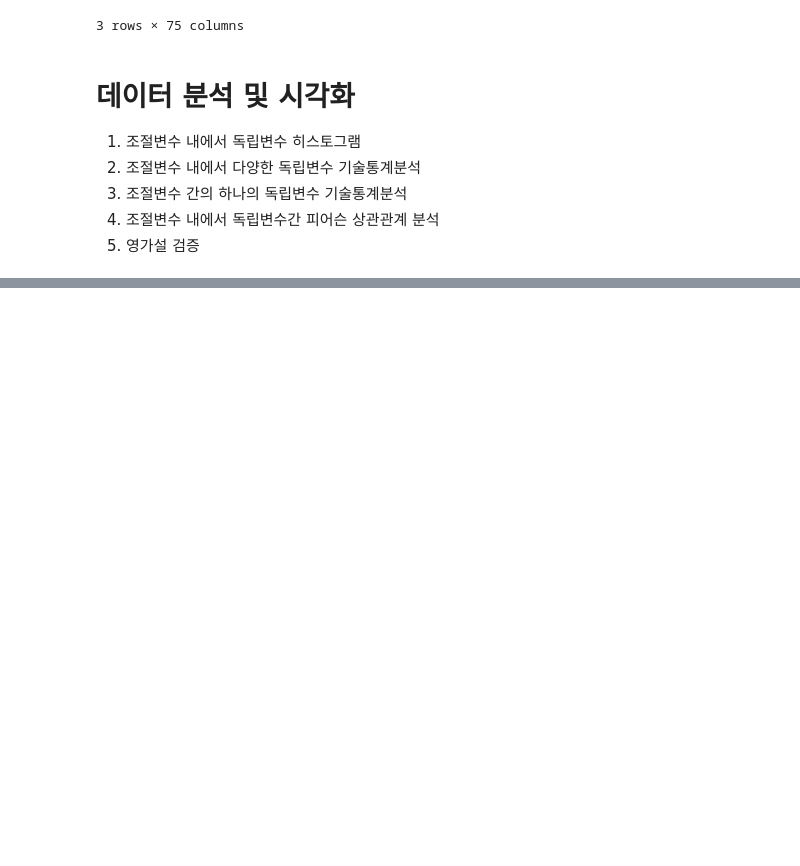
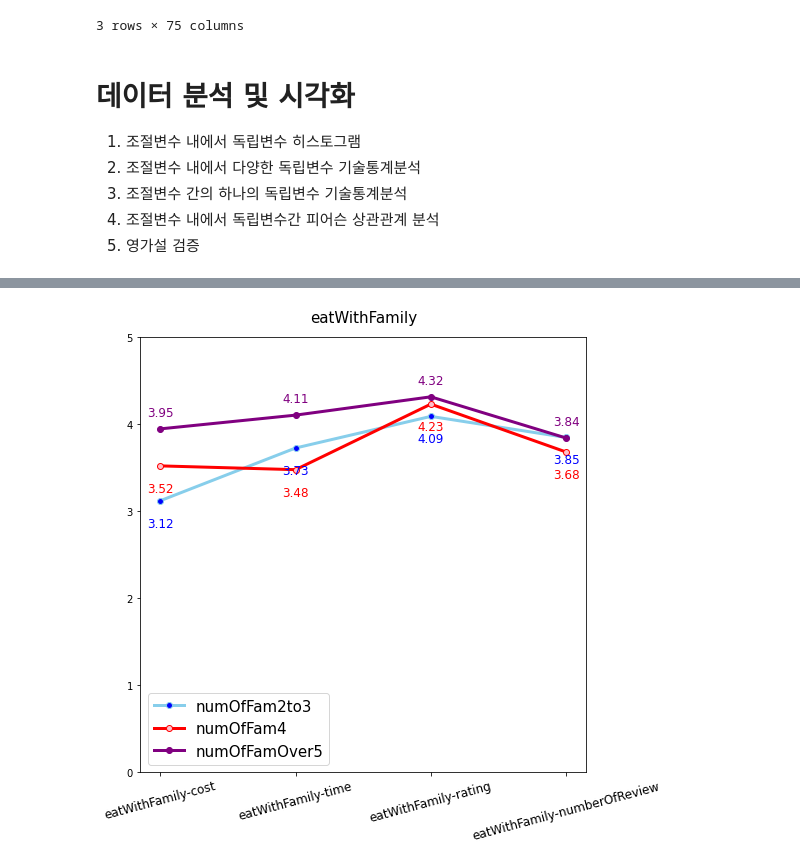
Before and after one commit to DonghyunKim98/probability_statistics_data_analysis, a Jupyter notebook: 확률및통계2022_DataAnalysis.ipynb, the cells around one changed output, grey strips where cells are left out. Saved outputs shown, nothing was run; the diff lists cells and outputs as text; code cells hidden in the pictures; blank space fills up the shorter version.

```diff
--- a/확률및통계2022_DataAnalysis.ipynb
+++ b/확률및통계2022_DataAnalysis.ipynb
@@ -291,0 +549,73 @@ print(df)
+# %%
+# 데이터프레임을 가족수별로 나누기 위해 groupby 실행
+numberOfFamily = dict(list(data.groupby(['numberOfFamily'])))
+
+# 각 가족인원으로 데이터프레임 나누기
+processed_20 = numberOfFamily[('2명')]
+processed_30 = numberOfFamily[('3명')]
+processed_50 = numberOfFamily[('5명')]
+processed_60 = numberOfFamily[('6명')]
+processed_70 = numberOfFamily[('7명 이상')]
+
+# 짤라진 데이터프레임을 합치기: pandas의 .concat() 활용
+numberOfFam2to3 = pd.concat([processed_20, processed_30], axis = 0, ignore_index = True)
+numberOfFamOver5 = pd.concat([processed_50, processed_60, processed_70], axis = 0, ignore_index = True)
+
+# .head()를 통해 우리가 정하고자 하는 조건에 맞게 데이터 프레임이 잘 합쳐진 것을 확인 가능
+# %%
+numOfFamily = dict(list(data.groupby(['numberOfFamily'])))
+
+# ② 조절변수 내에서 다양한 독립변수 기술통계분석
+def showMeanAndStdInOneModerate (prefixIndex):
+
+  prefixName = prefix_names[prefixIndex]
+
+  dataBySingleModerate = data.iloc[:,range((prefixIndex+1)*4,(prefixIndex+2)*4)]
+  numOfFam2to3 = numberOfFam2to3.iloc[:,range((prefixIndex+1)*4,(prefixIndex+2)*4)]
+  numOfFam4 = numOfFamily[('4명')].iloc[:,range((prefixIndex+1)*4,(prefixIndex+2)*4)]
+  numOfFamOver5 = numberOfFamOver5.iloc[:,range((prefixIndex+1)*4,(prefixIndex+2)*4)]
+
+  fig, ax = plt.subplots(figsize=(8,8))
+  plt.plot(numOfFam2to3.mean().index,
+             numOfFam2to3.mean(),
+             color='skyblue',
+             marker='o', markerfacecolor='blue',
+             markersize=6,lineWidth=3,
+             label='numOfFam2to3'
+             )
+  plt.plot(numOfFam4.mean().index,
+             numOfFam4.mean(),
+             color='red',
+             marker='o', markerfacecolor='pink',
+             markersize=6,lineWidth=3,
+             label='numOfFam4'
+             )
+  plt.plot(numOfFamOver5.mean().index,
+             numOfFamOver5.mean(),
+             color='purple',
+             marker='o', markerfacecolor='purple',
+             markersize=6,lineWidth=3,
+             label='numOfFamOver5'
+             )
+  for idx in range(len(dataBySingleModerate.mean().index)):
+      ax.text(numOfFam2to3.mean().index[idx],
+              numOfFam2to3.mean()[idx] -0.3 ,
+              round(numOfFam2to3.mean()[idx],2),
+              size=12, horizontalalignment='center', color='blue')
+      ax.text(numOfFam4.mean().index[idx],
+              numOfFam4.mean()[idx] -0.3 ,
+              round(numOfFam4.mean()[idx],2),
+              size=12, horizontalalignment='center', color='red')
+      ax.text(numOfFamOver5.mean().index[idx],
+              numOfFamOver5.mean()[idx] +0.15 ,
+              round(numOfFamOver5.mean()[idx],2),
+              size=12, horizontalalignment='center', color='purple')
+  plt.title(prefixName,size=15,pad=15)
+  plt.ylim([0,5])
+  plt.xticks(rotation=15,fontSize=12)
+  plt.legend(prop={'size':15})
+  plt.show()
+
+showMeanAndStdInOneModerate(8)
+# %% [output]
+[figure, added]
```
Also changed, not shown: parts of 20 cells of this notebook.
